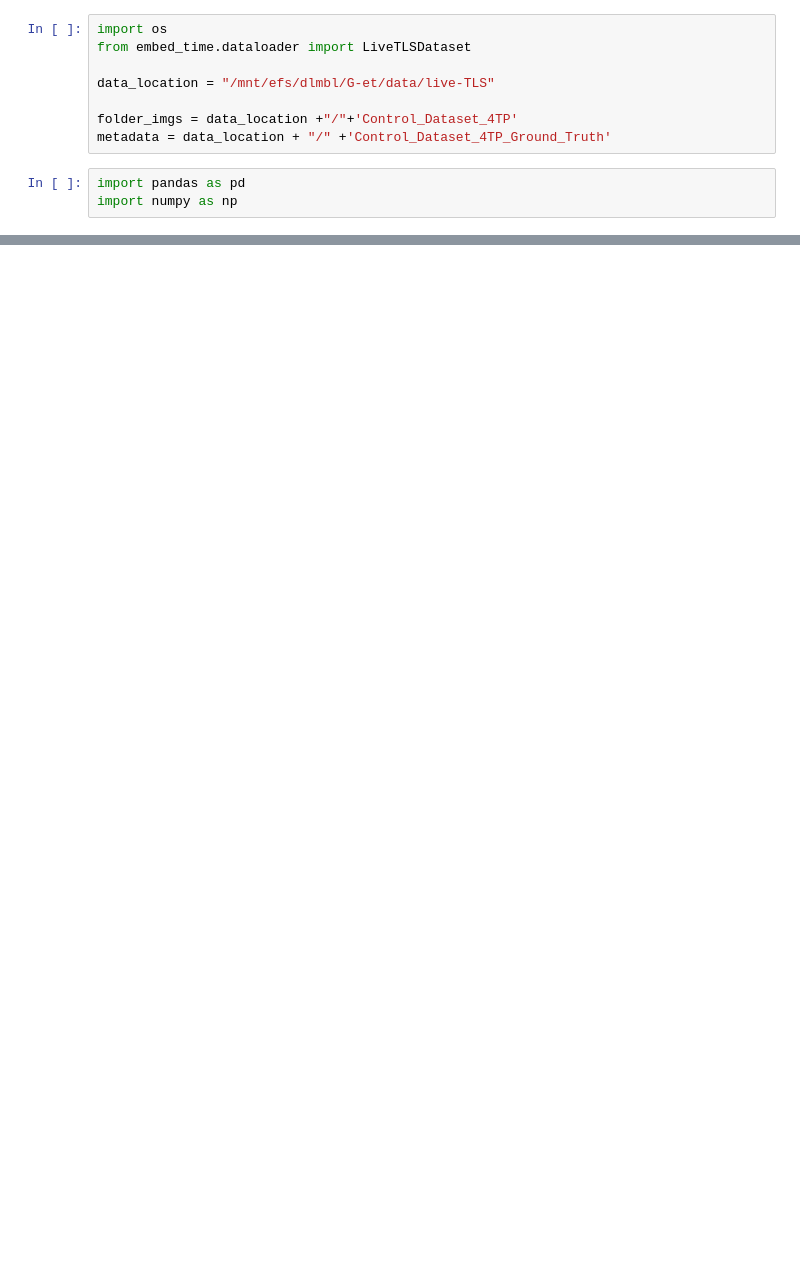
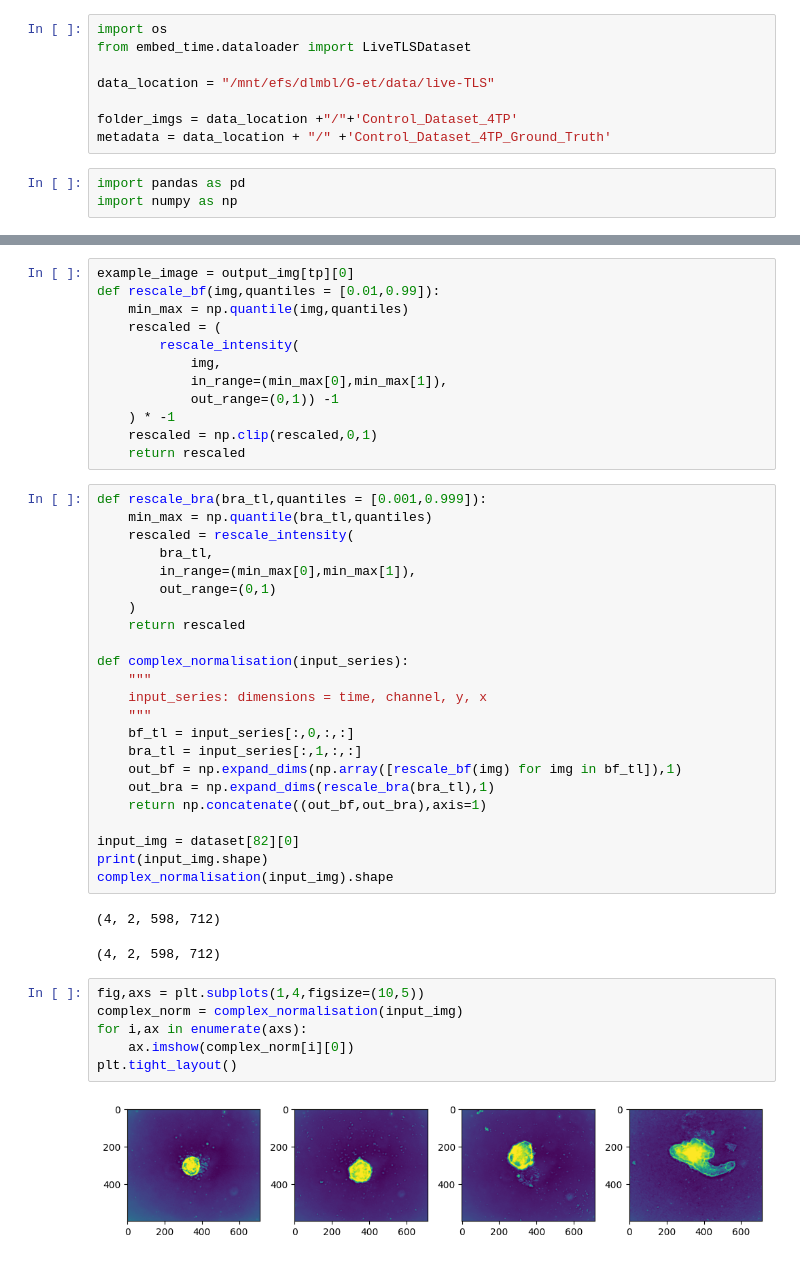
Before and after one commit to Cryaaa/embed_time, a Jupyter notebook: notebooks/time_series_subgroup/dataloader_test.ipynb, the cells around one changed output, grey strips where cells are left out. Cells and saved outputs as stored; diff of their text form; blank space fills up the shorter version.

```diff
--- a/notebooks/time_series_subgroup/dataloader_test.ipynb
+++ b/notebooks/time_series_subgroup/dataloader_test.ipynb
@@ -57,0 +77,46 @@ ax[1].imshow(output_img[tp][1])
+# %%
+example_image = output_img[tp][0]
+def rescale_bf(img,quantiles = [0.01,0.99]):
+    min_max = np.quantile(img,quantiles)
+    rescaled = (
+        rescale_intensity(
+            img,
+            in_range=(min_max[0],min_max[1]),
+            out_range=(0,1)) -1
+    ) * -1
+    rescaled = np.clip(rescaled,0,1)
+    return rescaled
+# %%
+def rescale_bra(bra_tl,quantiles = [0.001,0.999]):
+    min_max = np.quantile(bra_tl,quantiles)
+    rescaled = rescale_intensity(
+        bra_tl,
+        in_range=(min_max[0],min_max[1]),
+        out_range=(0,1)
+    )
+    return rescaled
+
+def complex_normalisation(input_series):
+    """
+    input_series: dimensions = time, channel, y, x
+    """
+    bf_tl = input_series[:,0,:,:]
+    bra_tl = input_series[:,1,:,:]
+    out_bf = np.expand_dims(np.array([rescale_bf(img) for img in bf_tl]),1)
+    out_bra = np.expand_dims(rescale_bra(bra_tl),1)
+    return np.concatenate((out_bf,out_bra),axis=1)
+
+input_img = dataset[82][0]
+print(input_img.shape)
+complex_normalisation(input_img).shape
+# %% [output]
+(4, 2, 598, 712)
+(4, 2, 598, 712)
+# %%
+fig,axs = plt.subplots(1,4,figsize=(10,5))
+complex_norm = complex_normalisation(input_img)
+for i,ax in enumerate(axs):
+    ax.imshow(complex_norm[i][0])
+plt.tight_layout()
+# %% [output]
+[figure, added]
```
Also changed, not shown: parts of 15 cells of this notebook, 2 other files.
